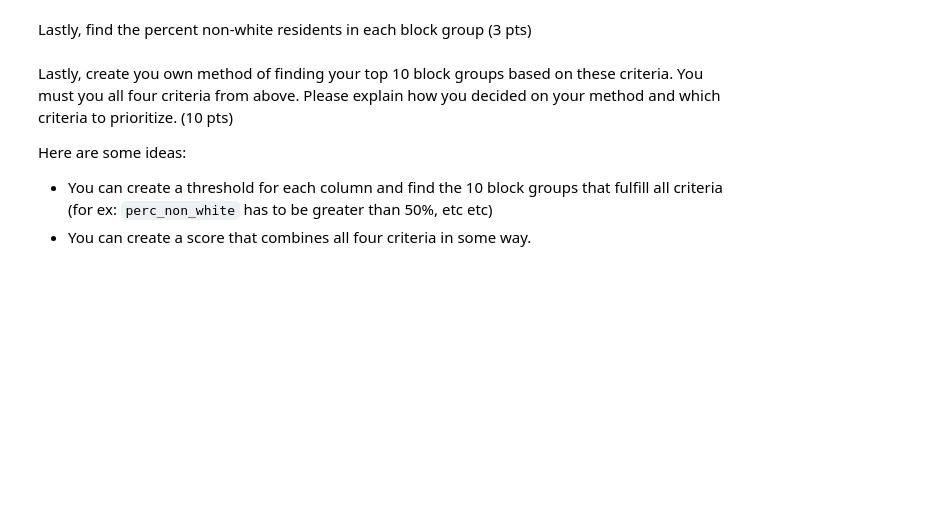
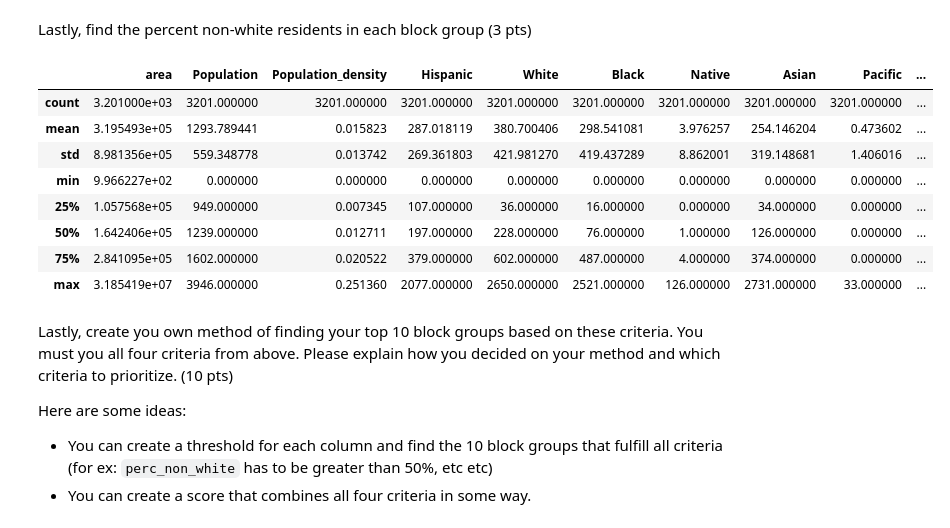
Before and after one commit to desaiwang/4680_5680_intro_uds, a Jupyter notebook: Homework/HW2.ipynb, the cells around one changed output. Saved outputs shown, nothing was run; the diff lists cells and outputs as text; code cells hidden in the pictures; blank space fills up the shorter version.

```diff
--- a/Homework/HW2.ipynb
+++ b/Homework/HW2.ipynb
@@ -158,17 +143,8 @@ Here are the factors important to them (in no order):
 # %% [markdown]
 First, create a new dataframe of Census block groups not covered by the Citi bike walking buffers. Make sure to check your CRSs. (5pts)
 # %%
-#I first need to convert block_groups to the correct CRS
-block_groups = block_groups.to_crs(epsg=3857)
+#I first join the bike buffer geometry using dissolve to find all the area covered
+total_area_covered = bike_buffer.dissolve()
 
-#then I join the bike buffer geometry using dissolve to find all the area coverd
-all_area_covered_by_bikes = bike_buffer.dissolve()
-
-# #then I use a spatial join to find bike buffers in each block, and count them
-# station_counts = gpd.sjoin(block_groups,bike_buffer,how='left').groupby("GISJOIN")["station_id"].count()
-
-# #I get the blocks that don't have any buffers intersecting them, convert to a list
-# blocks_without_stations = station_counts[station_counts==0].reset_index()["GISJOIN"].tolist()
-
-# #use the list to index the blocks from the original gdf
-# block_groups_without_stations = block_groups[block_groups["GISJOIN"].isin(blocks_without_stations)]
+#then I use overlay difference to find the block groups that are now covered by bikes
+uncovered_blocks = block_groups.overlay(total_area_covered, how="difference")
@@ -255,8 +162,8 @@ print(len)
 # %% [markdown]
 Now, let's create the proportion of the block group that hasn't been covered (3 pts)
 # %%
-# INSERT YOUR CODE HERE
-#TODO: what am I supposed to do here? not covered/ covered?
+uncovered_blocks["uncovered_area"] = uncovered_blocks.area
+uncovered_blocks["uncovered_proportions"] = uncovered_blocks.area / uncovered_blocks["area"]
 # %% [markdown]
 Next, let's calculate distance from each centroid of the not covered block groups to Manhattan city center.
 
@@ -302,4 +196,7 @@ downtown_pt = gpd.GeoDataFrame(geometry=gpd.points_from_xy([-8236653.33779], [49
 Find the distance between this point and all uncovered block groups (3 pts)
 # %%
 #first we check they have the same crs (epsg: 3857)
-downtown_pt.crs == block_groups_without_stations.crs
+downtown_pt.crs == uncovered_blocks.crs
+
+#we calculate the distance and store it in a column
+uncovered_blocks["distance_to_downtown"]  = uncovered_blocks["geometry"].centroid.distance(downtown_pt.iloc[0]["geometry"])
@@ -325,7 +205,32 @@ We already know the population density.
 # %% [markdown]
 Lastly, find the percent non-white residents in each block group (3 pts)
 # %%
-# INSERT YOUR CODE HERE
+# I created a function to calculate proportions that guards against 0 division.
+# if there are no people in the group, then I just set the proportion to 0
+def non_white_proportions(row):
+  if row["Population"] ==0:
+    return 0
+  else:
+    return 1 - row["White"] / row["Population"]
+
+#I store this in a new column
+uncovered_blocks["non-white resident proportions"] = uncovered_blocks.apply(non_white_proportions, axis=1)
+# %%
+#there is one row with population density as inf, so I replace it with 0
+uncovered_blocks.loc[uncovered_blocks["Population_density"]==float('inf'), "Population_density"] = 0
+
+#I overview the data to for sanity
+uncovered_blocks.describe()
+# %% [output]
+|  | area | Population | Population_density | Hispanic | White | Black | Native | Asian | Pacific | ... |
+| count | 3.201000e+03 | 3201.000000 | 3201.000000 | 3201.000000 | 3201.000000 | 3201.000000 | 3201.000000 | 3201.000000 | 3201.000000 | ... |
+| mean | 3.195493e+05 | 1293.789441 | 0.015823 | 287.018119 | 380.700406 | 298.541081 | 3.976257 | 254.146204 | 0.473602 | ... |
+| std | 8.981356e+05 | 559.348778 | 0.013742 | 269.361803 | 421.981270 | 419.437289 | 8.862001 | 319.148681 | 1.406016 | ... |
+| min | 9.966227e+02 | 0.000000 | 0.000000 | 0.000000 | 0.000000 | 0.000000 | 0.000000 | 0.000000 | 0.000000 | ... |
+| 25% | 1.057568e+05 | 949.000000 | 0.007345 | 107.000000 | 36.000000 | 16.000000 | 0.000000 | 34.000000 | 0.000000 | ... |
+| 50% | 1.642406e+05 | 1239.000000 | 0.012711 | 197.000000 | 228.000000 | 76.000000 | 1.000000 | 126.000000 | 0.000000 | ... |
+| 75% | 2.841095e+05 | 1602.000000 | 0.020522 | 379.000000 | 602.000000 | 487.000000 | 4.000000 | 374.000000 | 0.000000 | ... |
+| max | 3.185419e+07 | 3946.000000 | 0.251360 | 2077.000000 | 2650.000000 | 2521.000000 | 126.000000 | 2731.000000 | 33.000000 | ... |
 # %% [markdown]
 Lastly, create you own method of finding your top 10 block groups based on these criteria. You must you all four criteria from above. Please explain how you decided on your method and which criteria to prioritize. (10 pts)
 
```
Also changed, not shown: parts of 19 cells of this notebook, 1 other file.
